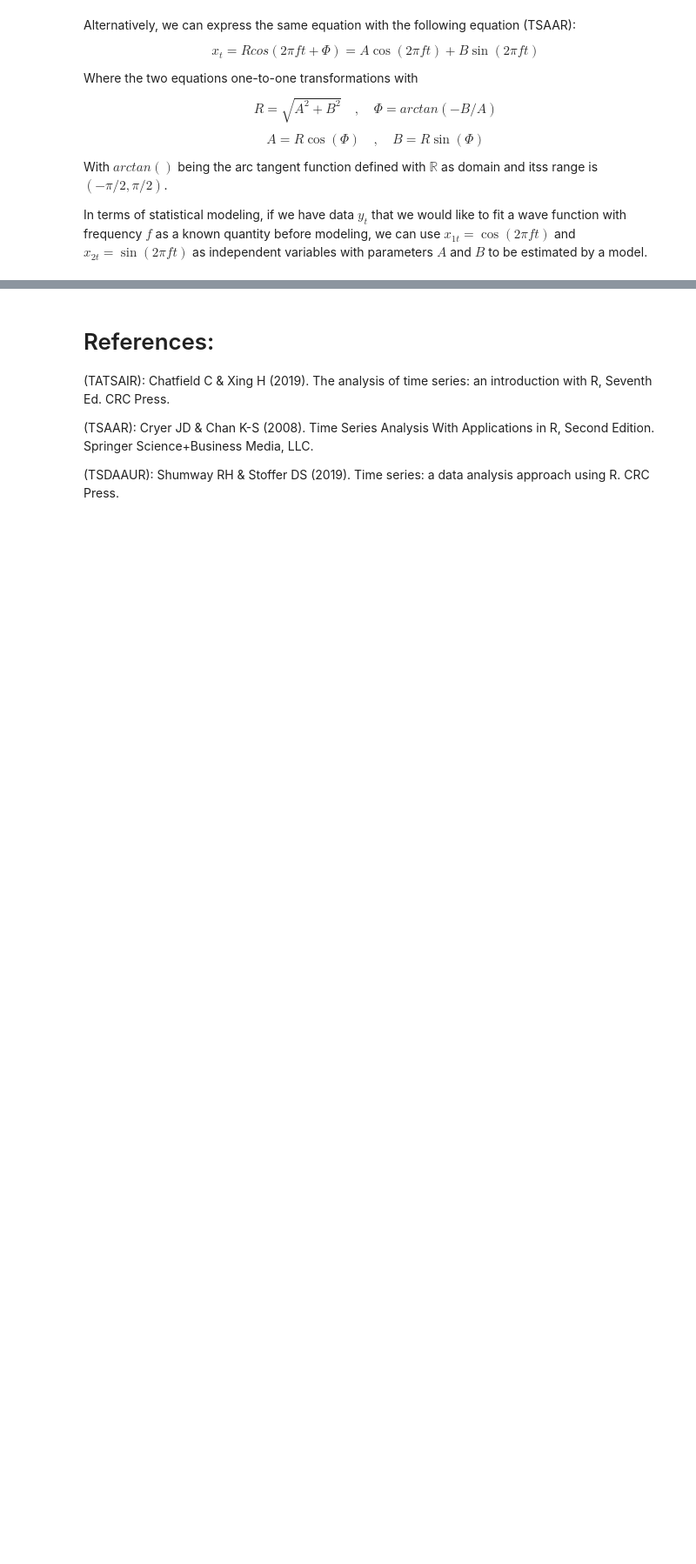
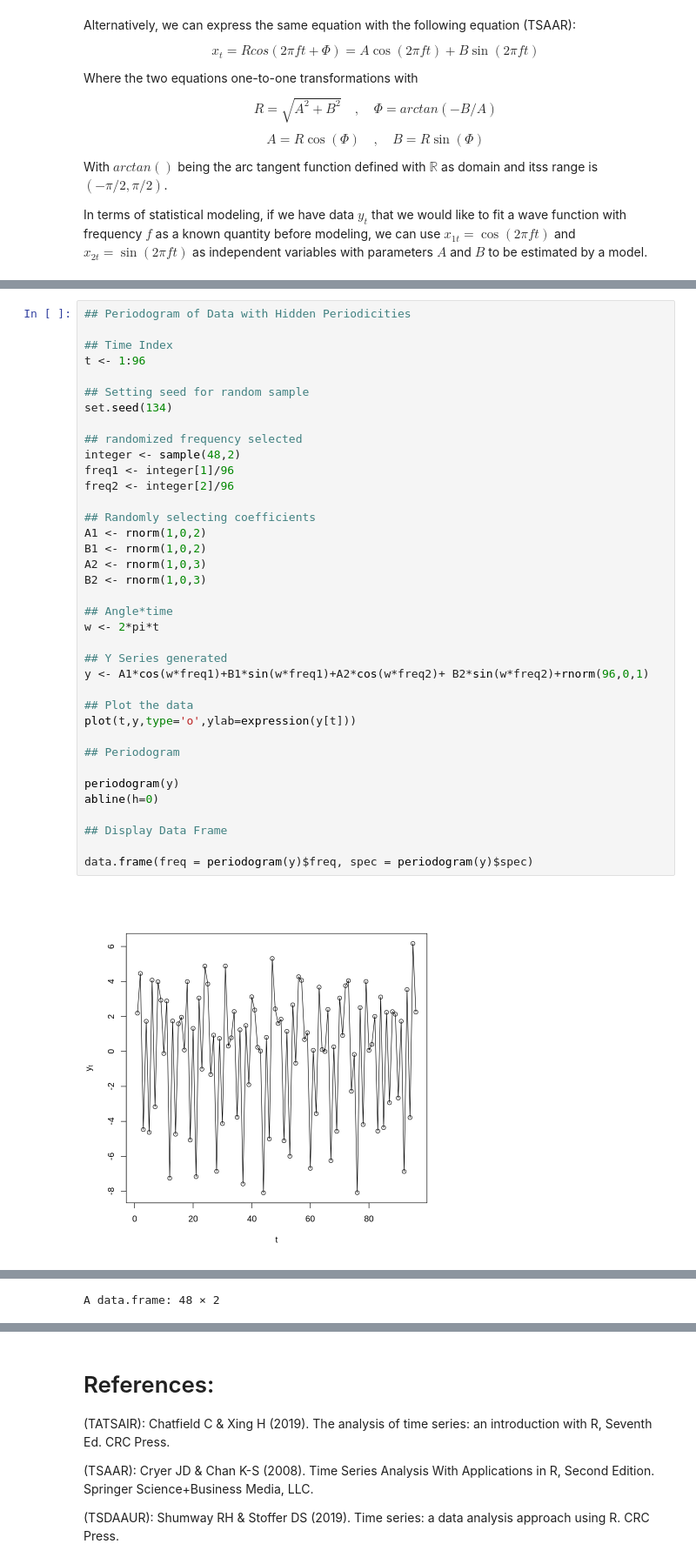
Before and after one commit to pacayton/Stat_268_Advanced_Time_Series_Analysis, a Jupyter notebook: Stat_268_Week_3_4_Freq_Domain_Spectral_Analysis.ipynb, the cells around one changed output, grey strips where cells are left out. Shown at 87% size. Drawn from its saved outputs; the diff is of its cells as text; blank space fills up the shorter version.

```diff
--- a/Stat_268_Week_3_4_Freq_Domain_Spectral_Analysis.ipynb
+++ b/Stat_268_Week_3_4_Freq_Domain_Spectral_Analysis.ipynb
@@ -181,0 +291,39 @@ By the reexpression of the wave function into a pair of sin and cos functions fo
+# %%
+## Periodogram of Data with Hidden Periodicities
+
+## Time Index
+t <- 1:96
+
+## Setting seed for random sample
+set.seed(134)
+
+## randomized frequency selected
+integer <- sample(48,2)
+freq1 <- integer[1]/96
+freq2 <- integer[2]/96
+
+## Randomly selecting coefficients
+A1 <- rnorm(1,0,2)
+B1 <- rnorm(1,0,2)
+A2 <- rnorm(1,0,3)
+B2 <- rnorm(1,0,3)
+
+## Angle*time
+w <- 2*pi*t
+
+## Y Series generated
+y <- A1*cos(w*freq1)+B1*sin(w*freq1)+A2*cos(w*freq2)+ B2*sin(w*freq2)+rnorm(96,0,1)
+
+## Plot the data
+plot(t,y,type='o',ylab=expression(y[t]))
+
+## Periodogram
+
+periodogram(y)
+abline(h=0)
+
+## Display Data Frame
+
+data.frame(freq = periodogram(y)$freq, spec = periodogram(y)$spec)
+# %% [output]
+[figure, added]
@@ -181,0 +331 @@ By the reexpression of the wave function into a pair of sin and cos functions fo
+A data.frame: 48 × 2
```
Also changed, not shown: parts of 15 cells of this notebook.
